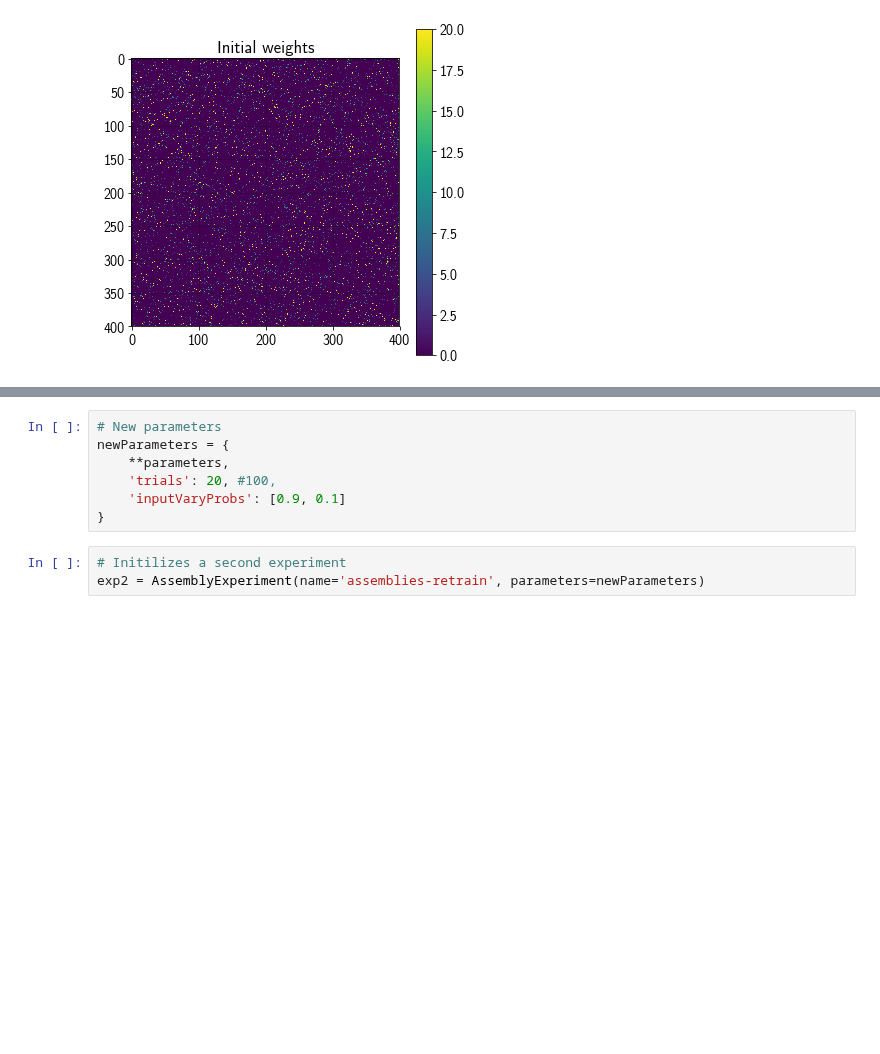
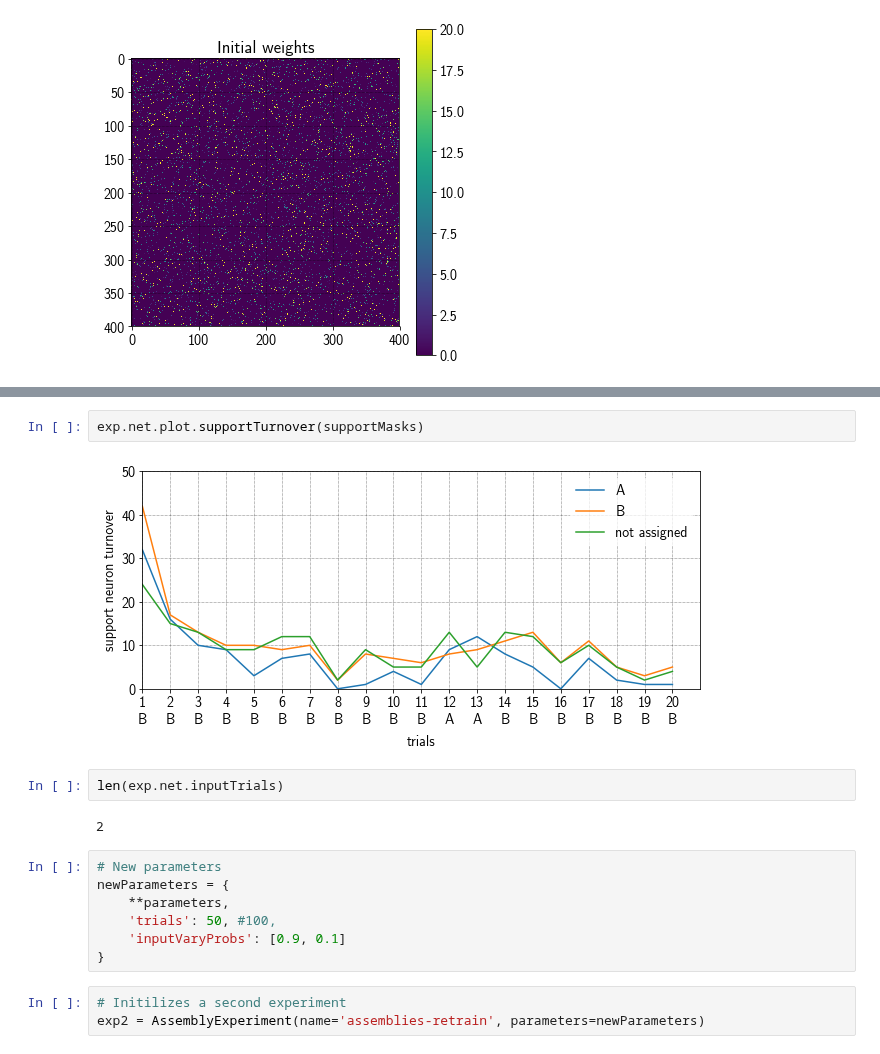
Before and after one commit to sagacitysite/pelenet, a Jupyter notebook: assemblies_v2.ipynb, the cells around one changed output, grey strips where cells are left out. Saved outputs shown, nothing was run; the diff lists cells and outputs as text; blank space fills up the shorter version.

```diff
--- a/assemblies_v2.ipynb
+++ b/assemblies_v2.ipynb
@@ -187,8 +153,16 @@ pl = plt.show()
+# %%
+exp.net.plot.supportTurnover(supportMasks)
+# %% [output]
+[figure, added]
+# %%
+len(exp.net.inputTrials)
+# %% [output]
+2
 # %%
 # New parameters
 newParameters = {
     **parameters,
-    'trials': 20, #100,
+    'trials': 50, #100,
     'inputVaryProbs': [0.9, 0.1]
 }
 # %%
```
Also changed, not shown: parts of 22 cells of this notebook, 7 other files.
